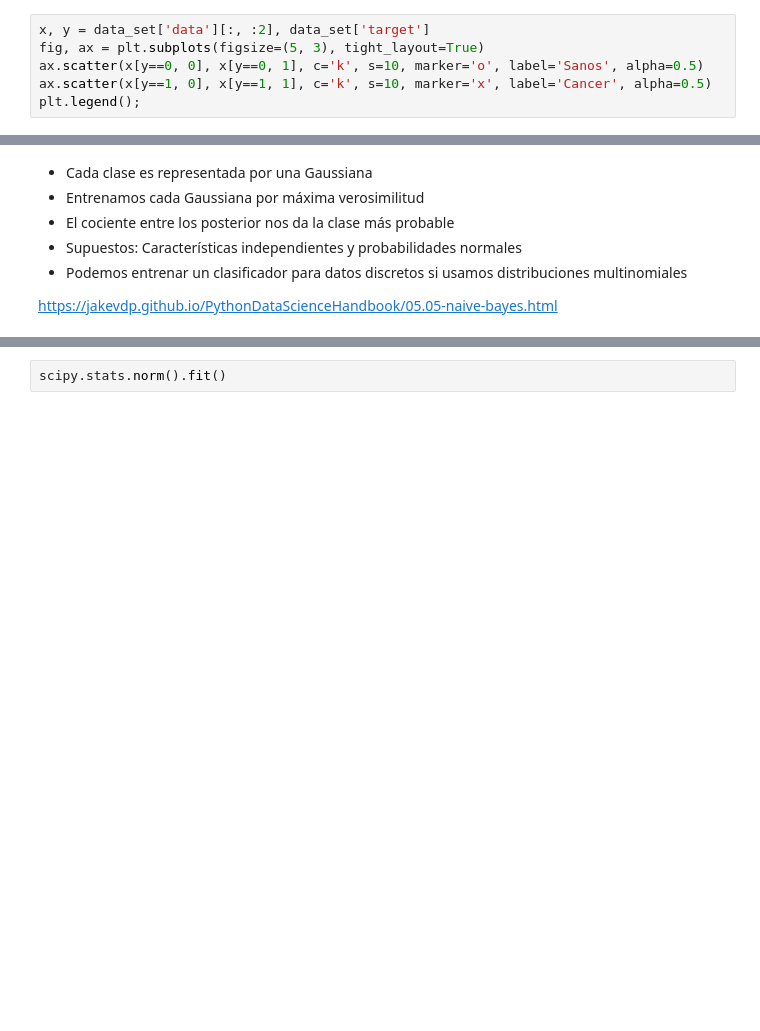
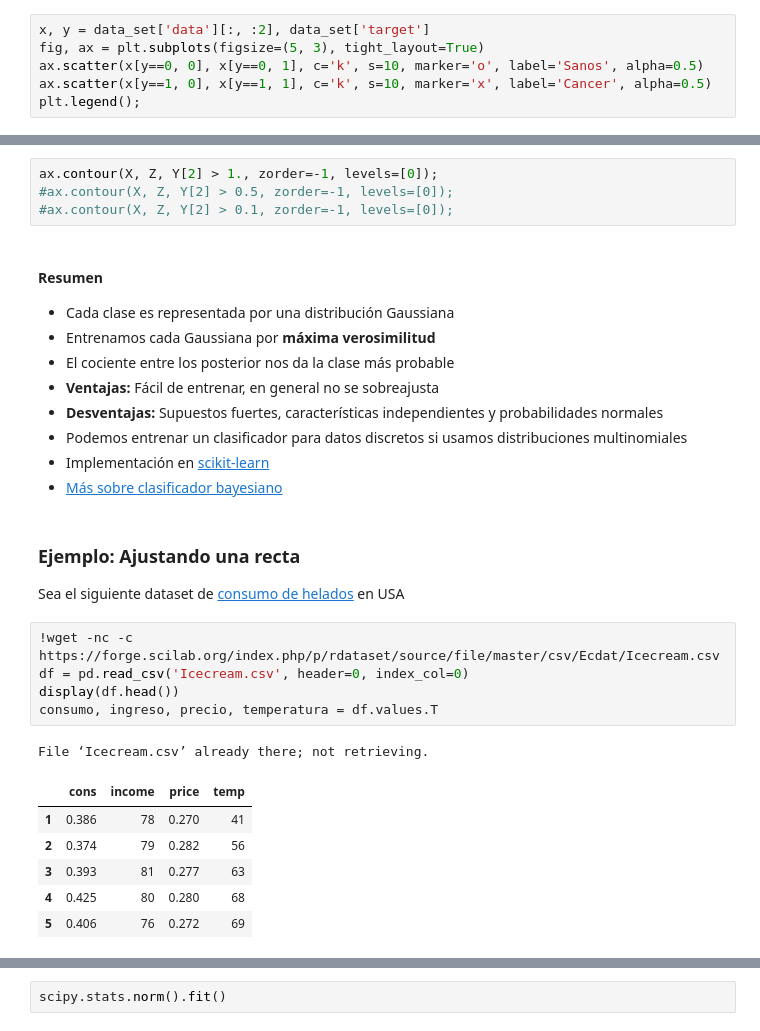
Before and after one commit to phuijse/PythonBook, a Jupyter notebook: unidad2/clase_estadística.ipynb, the cells around one changed output, grey strips where cells are left out. Saved outputs shown, nothing was run; the diff lists cells and outputs as text; blank space fills up the shorter version.

```diff
--- a/unidad2/clase_estadística.ipynb
+++ b/unidad2/clase_estadística.ipynb
@@ -753,9 +792,31 @@ ax.set_xlabel('X'); ax.set_ylabel('Z');
+# %%
+ax.contour(X, Z, Y[2] > 1., zorder=-1, levels=[0]);
+#ax.contour(X, Z, Y[2] > 0.5, zorder=-1, levels=[0]);
+#ax.contour(X, Z, Y[2] > 0.1, zorder=-1, levels=[0]);
 # %% [markdown]
-- Cada clase es representada por una Gaussiana
-- Entrenamos cada Gaussiana por máxima verosimilitud
+#### Resumen
+- Cada clase es representada por una distribución Gaussiana
+- Entrenamos cada Gaussiana por **máxima verosimilitud**
 - El cociente entre los posterior nos da la clase más probable
-- Supuestos: Características independientes y probabilidades normales
+- **Ventajas:** Fácil de entrenar, en general no se sobreajusta
+- **Desventajas:** Supuestos fuertes, características independientes y probabilidades normales
 - Podemos entrenar un clasificador para datos discretos si usamos distribuciones multinomiales
-
-
-https://jakevdp.github.io/PythonDataScienceHandbook/05.05-naive-bayes.html
+- Implementación en [scikit-learn](https://scikit-learn.org/stable/modules/naive_bayes.html)
+- [Más sobre clasificador bayesiano](https://jakevdp.github.io/PythonDataScienceHandbook/05.05-naive-bayes.html)
+# %% [markdown]
+### Ejemplo: Ajustando una recta
+
+Sea el siguiente dataset de [consumo de helados](https://forge.scilab.org/index.php/p/rdataset/source/tree/master/csv/Ecdat/Icecream.csv) en USA
+# %%
+!wget -nc -c https://forge.scilab.org/index.php/p/rdataset/source/file/master/csv/Ecdat/Icecream.csv
+df = pd.read_csv('Icecream.csv', header=0, index_col=0)
+display(df.head())
+consumo, ingreso, precio, temperatura = df.values.T
+# %% [output]
+File ‘Icecream.csv’ already there; not retrieving.
+|  | cons | income | price | temp |
+| 1 | 0.386 | 78 | 0.270 | 41 |
+| 2 | 0.374 | 79 | 0.282 | 56 |
+| 3 | 0.393 | 81 | 0.277 | 63 |
+| 4 | 0.425 | 80 | 0.280 | 68 |
+| 5 | 0.406 | 76 | 0.272 | 69 |
```
Also changed, not shown: parts of 27 cells of this notebook, 2 other files.
